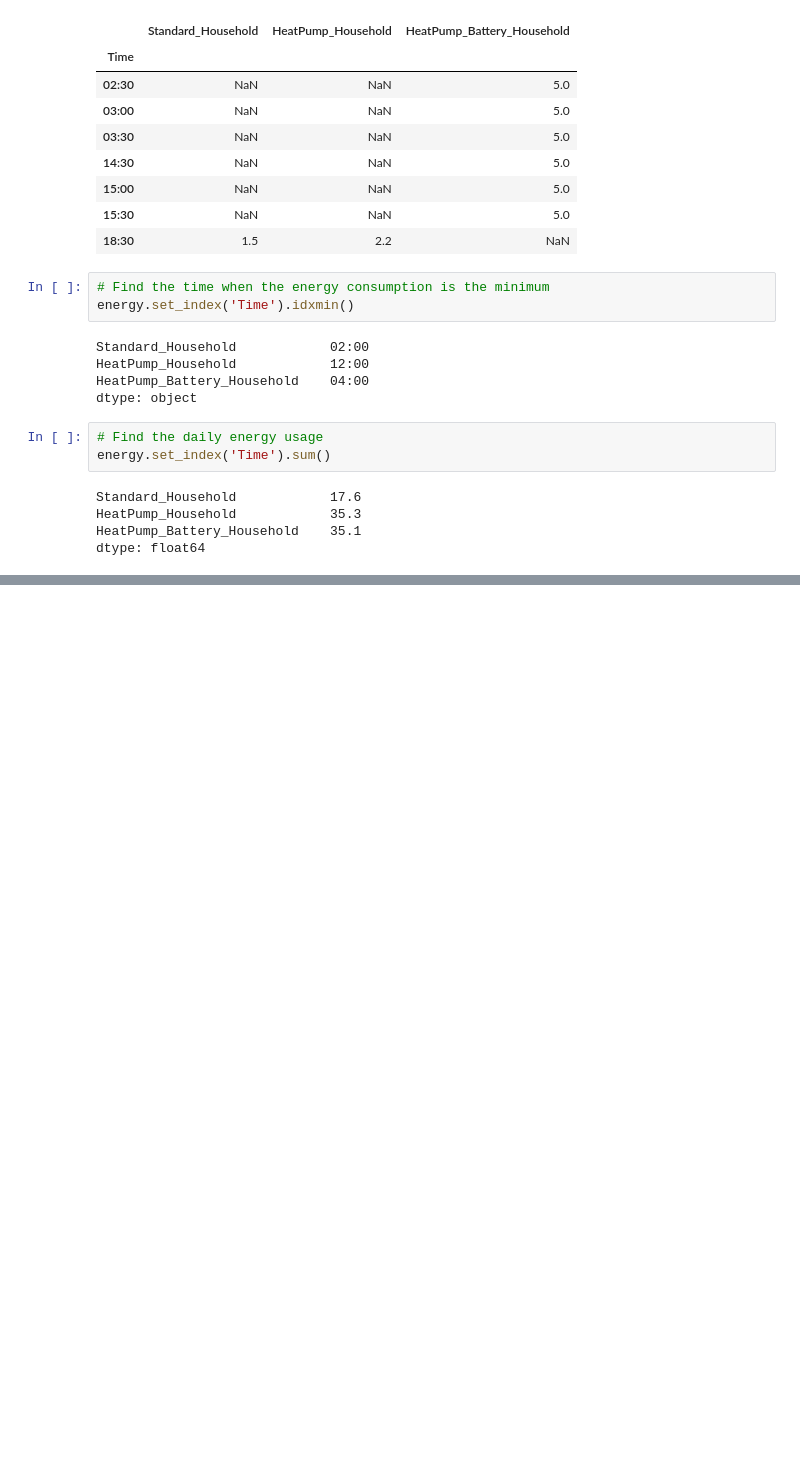
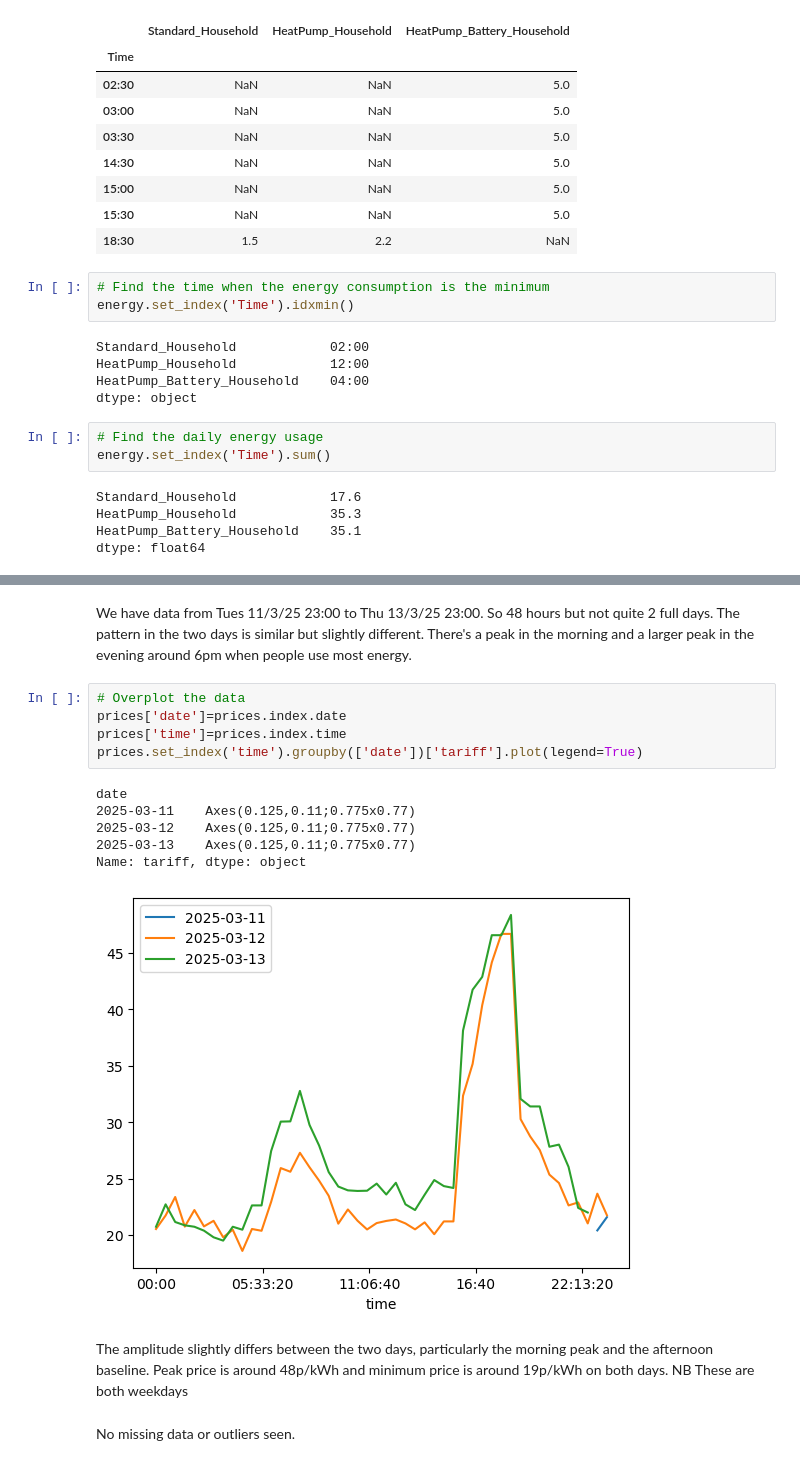
Before and after one commit to ElaineKathrynCrockett/KomodoEnergy, a Jupyter notebook: KomodoEnergyChallenge.ipynb, the cells around one changed output, grey strips where cells are left out. Saved outputs shown, nothing was run; the diff lists cells and outputs as text; blank space fills up the shorter version.

```diff
--- a/KomodoEnergyChallenge.ipynb
+++ b/KomodoEnergyChallenge.ipynb
@@ -100,0 +160,18 @@ dtype: float64
+# %% [markdown]
+We have data from Tues 11/3/25 23:00 to Thu 13/3/25 23:00. So 48 hours but not quite 2 full days. The pattern in the two days is similar but slightly different. There's a peak in the morning and a larger peak in the evening around 6pm when people use most energy.
+# %%
+# Overplot the data
+prices['date']=prices.index.date
+prices['time']=prices.index.time
+prices.set_index('time').groupby(['date'])['tariff'].plot(legend=True)
+# %% [output]
+date
+2025-03-11    Axes(0.125,0.11;0.775x0.77)
+2025-03-12    Axes(0.125,0.11;0.775x0.77)
+2025-03-13    Axes(0.125,0.11;0.775x0.77)
+Name: tariff, dtype: object
+[figure, added]
+# %% [markdown]
+The amplitude slightly differs between the two days, particularly the morning peak and the afternoon baseline. Peak price is around 48p/kWh and minimum price is around 19p/kWh on both days. NB These are both weekdays
+# %% [markdown]
+No missing data or outliers seen.
```
Also changed, not shown: parts of 13 cells of this notebook, 1 other file.
